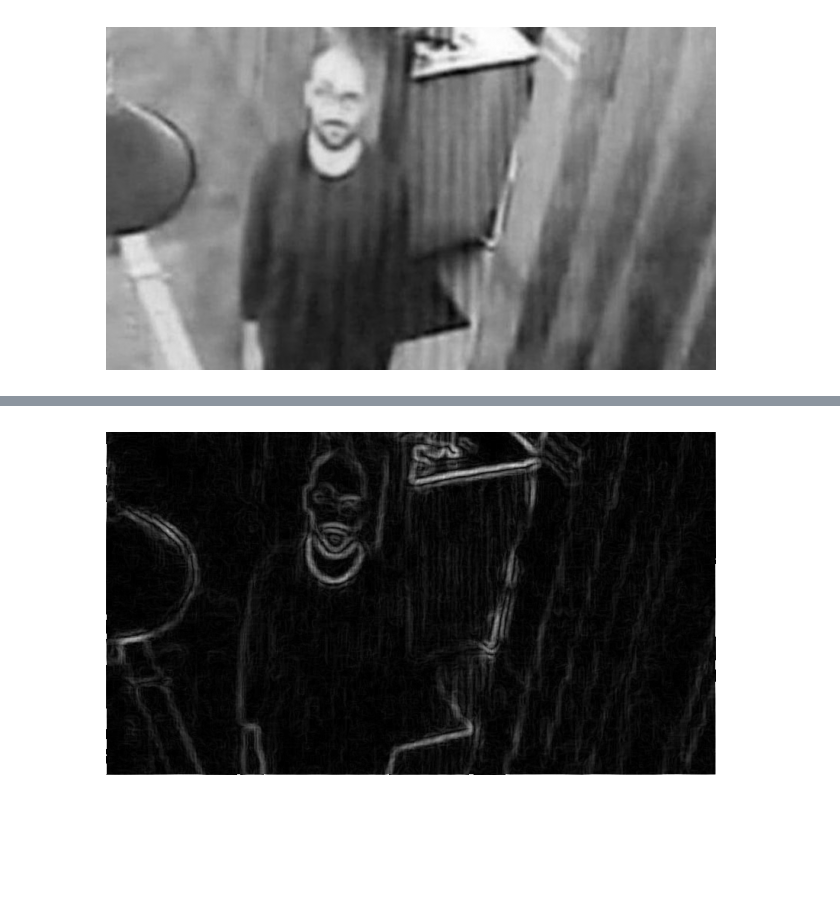
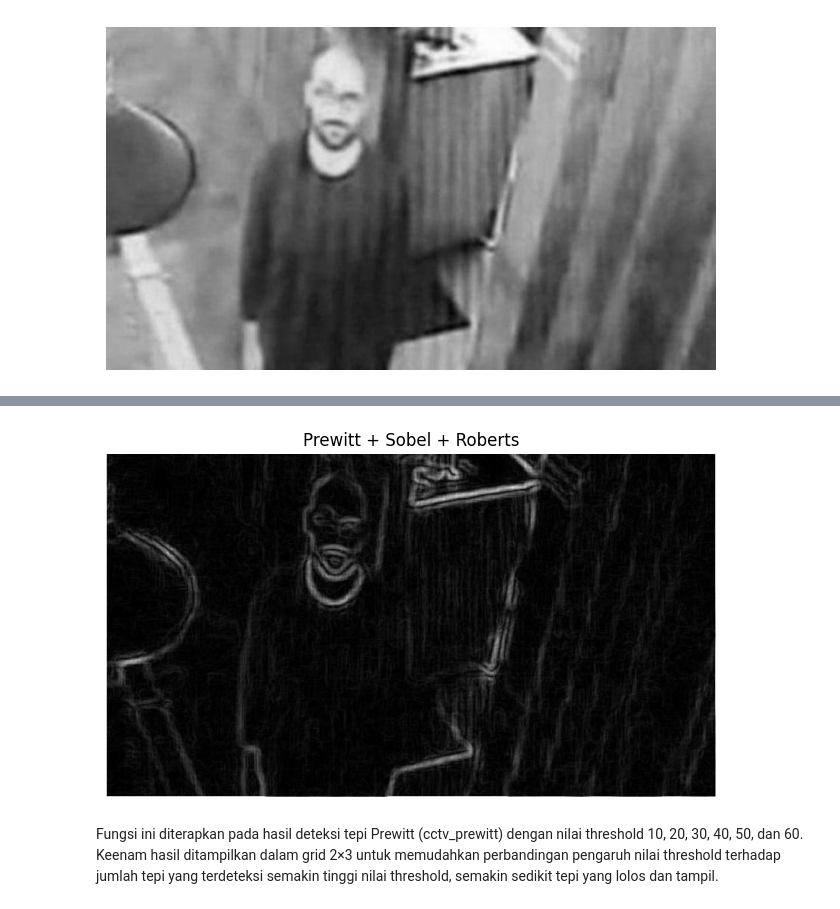
Before and after one commit to praktikum-pcd-2026/jurnal-modul-3-kelompok-3-Vuxyn, a Jupyter notebook: jurnal.ipynb, the cells around one changed output, grey strips where cells are left out. Cells and saved outputs as stored; diff of their text form; code cells hidden in the pictures; blank space fills up the shorter version.

```diff
--- a/jurnal.ipynb
+++ b/jurnal.ipynb
@@ -25,6 +29,29 @@ def convolution(img, kernel):
         for j in range(w):
             region = padded[i:i+size, j:j+size]
             hasil[i, j] = np.sum(region * kernel)
+    return hasil
+
+def gaussian_blur_manual(img, sigma=1.0):
+    size = int(2 * np.ceil(2 * sigma) + 1)
+    x, y = np.mgrid[-size//2 + 1:size//2 + 1, -size//2 + 1:size//2 + 1]
+    kernel = np.exp(-(x**2 + y**2) / (2 * sigma**2))
+    kernel = kernel / kernel.sum()
+    return convolution(img, kernel).astype(np.uint8)
+
+def sobel_edge_detection(img):
+    Kx = np.array([[-1, 0, 1], [-2, 0, 2], [-1, 0, 1]])
+    Ky = np.array([[1, 2, 1], [0, 0, 0], [-1, -2, -1]])
+    Ix = convolution(img, Kx)
+    Iy = convolution(img, Ky)
+    magnitude = np.sqrt(Ix**2 + Iy**2)
+    return np.clip(magnitude, 0, 255).astype(np.uint8)
+
+def threshold_inv_manual(img, nilai=127):
+    h, w = img.shape[:2]
+    hasil = np.zeros_like(img)
+    for i in range(h):
+        for j in range(w):
+            hasil[i, j] = 255 if int(img[i, j]) < nilai else 0
     return hasil
 
 def smoothing(img):
@@ -62,16 +89,8 @@ def filter(img, size, mode):
                     values = region.ravel()
                     count = {}
                     for val in values:
-                        if val in count:
-                            count[val] += 1
-                        else:
-                            count[val] = 1
-                    max_count = 0
-                    mode_val = 0
-                    for val, freq in count.items():
-                        if freq > max_count:
-                            max_count = freq
-                            mode_val = val
+                        count[val] = count.get(val, 0) + 1
+                    mode_val = max(count, key=count.get)
                     canvas[i, j] = mode_val
     return canvas
 
@@ -82,9 +101,9 @@ def tambah_citra(img1, img2):
         for i in range(h):
             for j in range(w):
                 for c in range(img1.shape[2]):
-                    hasil[i, j, c] = np.clip(int(img1[i, j, c]) + int(img2[i, j, c]))
+                    hasil[i, j, c] = np.clip(int(img1[i, j, c]) + int(img2[i, j, c]), 0, 255)
     else:
         for i in range(h):
             for j in range(w):
-                hasil[i, j] = np.clip(int(img1[i, j]) + int(img2[i, j]))
+                hasil[i, j] = np.clip(int(img1[i, j]) + int(img2[i, j]), 0, 255)
     return hasil
@@ -180,13 +220,16 @@ plt.show()
 # %%
 psr = tambah_citra(prewitt_sobel, cctv_roberts)
 prewitt_sobel_roberts = normalize(psr)
 
 plt.imshow(prewitt_sobel_roberts, cmap="gray")
+plt.title("Prewitt + Sobel + Roberts")
 plt.axis("off")
 plt.tight_layout()
 plt.show()
 # %% [output]
-[figure, old version]
+[figure, new version]
+# %% [markdown]
+Fungsi ini diterapkan pada hasil deteksi tepi Prewitt (cctv_prewitt) dengan nilai threshold 10, 20, 30, 40, 50, dan 60. Keenam hasil ditampilkan dalam grid 2×3 untuk memudahkan perbandingan pengaruh nilai threshold terhadap jumlah tepi yang terdeteksi semakin tinggi nilai threshold, semakin sedikit tepi yang lolos dan tampil.
 # %%
 def threshold(img, nilai=127, maks=255):
     h, w = img.shape[:2]
```
Also changed, not shown: parts of 18 cells of this notebook.
